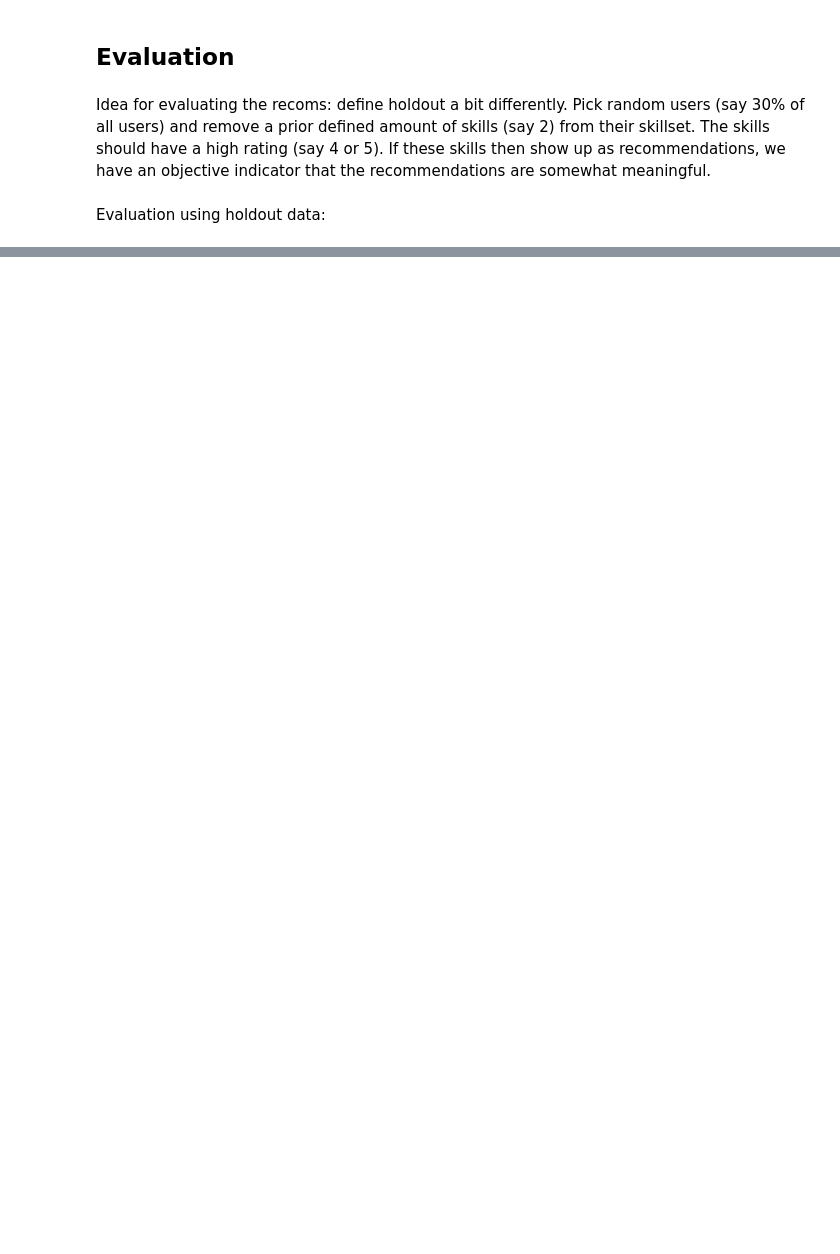
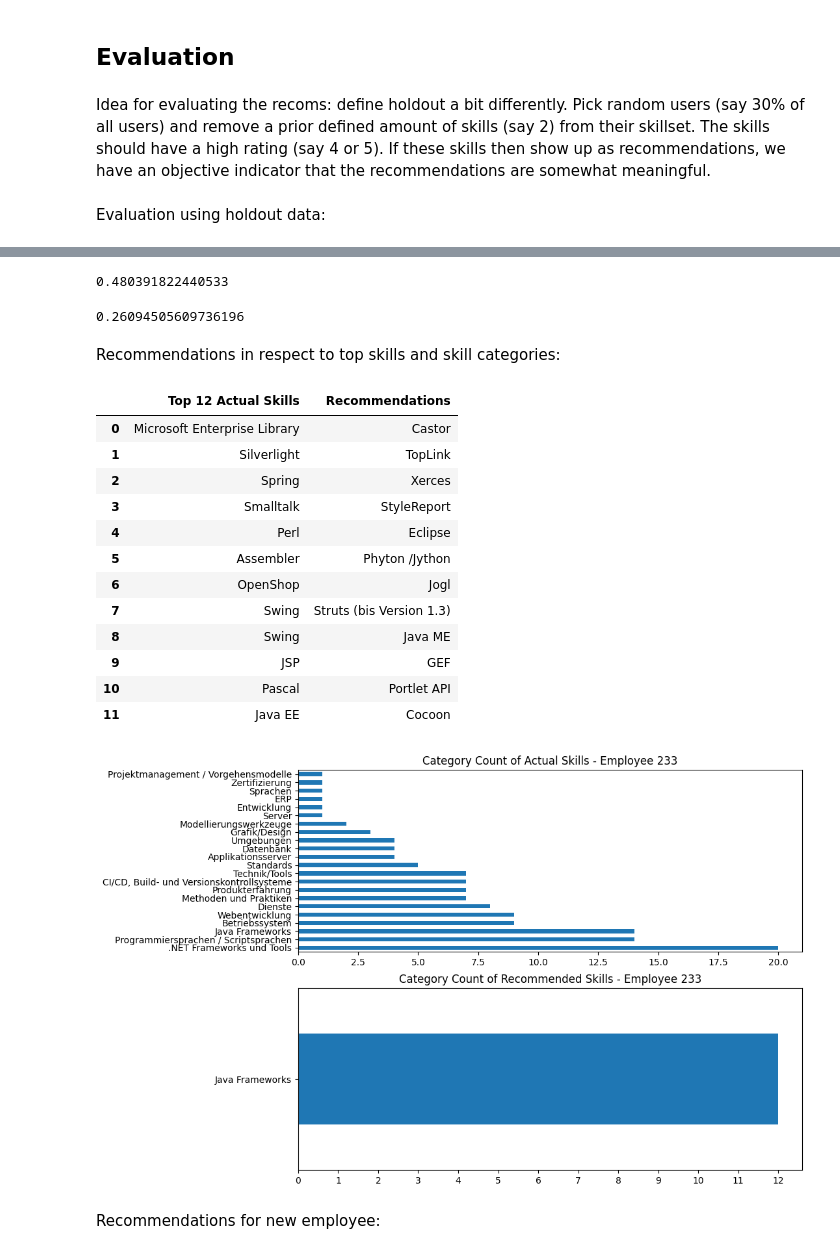
Before and after one commit to maximizer36/DS_AP, a Jupyter notebook: AP_Rated_Approach.ipynb, the cells around one changed output, grey strips where cells are left out. Cells and saved outputs as stored; diff of their text form; code cells hidden in the pictures; blank space fills up the shorter version.

```diff
--- a/AP_Rated_Approach.ipynb
+++ b/AP_Rated_Approach.ipynb
@@ -280,0 +311,4 @@ model.fit(trainset)
+# %%
+model = best_model_dict_2["SVD"]
+trainset = data.build_full_trainset()
+model.fit(trainset)
@@ -318,0 +361,10 @@ def get_top_n(predictions, n):
+# %%
+def get_recommendations(preds,n):
+    top_n = get_top_n(preds, n)
+    recommendations = pd.DataFrame()
+
+    for uid, user_ratings in top_n.items():
+        recom = pd.DataFrame(index=[uid],data=[[iid for (iid, _) in user_ratings]])
+        recommendations = pd.concat([recommendations,recom])
+
+    return recommendations
@@ -403,0 +464,55 @@ get_recoms_for_employee(233,3)
+# %%
+precision_at_k(10,holdout,get_recommendations(preds,10))
+# %% [output]
+0.480391822440533
+# %%
+weighted_precision_at_k(10,holdout,get_recommendations(preds,10))
+# %% [output]
+0.26094505609736196
+# %% [markdown]
+Recommendations in respect to top skills and skill categories:
+# %%
+def evaluate_employee_recoms(emp_id,n):
+    fig, axes = plt.subplots(2,1,figsize=(10,8))
+    # get categories of actual skills
+    skill_catgegories = df[df["person"] == emp_id]["category"].value_counts()
+    skill_catgegories.plot(ax=axes[0],
+                            kind="barh",
+                            #ylabel="Count",
+                            title="Category Count of Actual Skills - Employee "+str(emp_id))
+    top_n_skills = df_rated[df_rated["person"] == emp_id].sort_values(by="rating",ascending=False).head(n).reset_index()[["skill"]]
+    # get categories of recommended skills
+    recoms_for_emp = pd.DataFrame(get_recommendations(preds,n).loc[emp_id].T)
+    recoms_catgories = recoms_for_emp.replace({emp_id:category_dict}).value_counts()
+    indeces = []
+    for index in recoms_for_emp.replace({emp_id:category_dict}).value_counts().index:
+        indeces.append(index[0])
+    recoms_catgories.index = indeces
+    recoms_catgories.plot(ax = axes[1],
+                            kind = "barh",
+                            xticks = np.arange(0,recoms_catgories.max()+1,1),
+                            #ylabel="Count",
+                            title = "Category Count of Recommended Skills - Employee "+str(emp_id))
+    # create of top skills and recommendation for better comparison
+    return_table = pd.concat([top_n_skills,recoms_for_emp],axis=1,ignore_index=True)
+    return_table.columns = ["Top " + str(n) + " Actual Skills","Recommendations"]
+    return return_table
+# %%
+evaluate_employee_recoms(233,12)
+# %% [output]
+|  | Top 12 Actual Skills | Recommendations |
+| 0 | Microsoft Enterprise Library | Castor |
+| 1 | Silverlight | TopLink |
+| 2 | Spring | Xerces |
+| 3 | Smalltalk | StyleReport |
+| 4 | Perl | Eclipse |
+| 5 | Assembler | Phyton /Jython |
+| 6 | OpenShop | Jogl |
+| 7 | Swing | Struts (bis Version 1.3) |
+| 8 | Swing | Java ME |
+| 9 | JSP | GEF |
+| 10 | Pascal | Portlet API |
+| 11 | Java EE | Cocoon |
+[figure, added]
+# %% [markdown]
+Recommendations for new employee:
```
Also changed, not shown: parts of 45 cells of this notebook, 26 other files.
